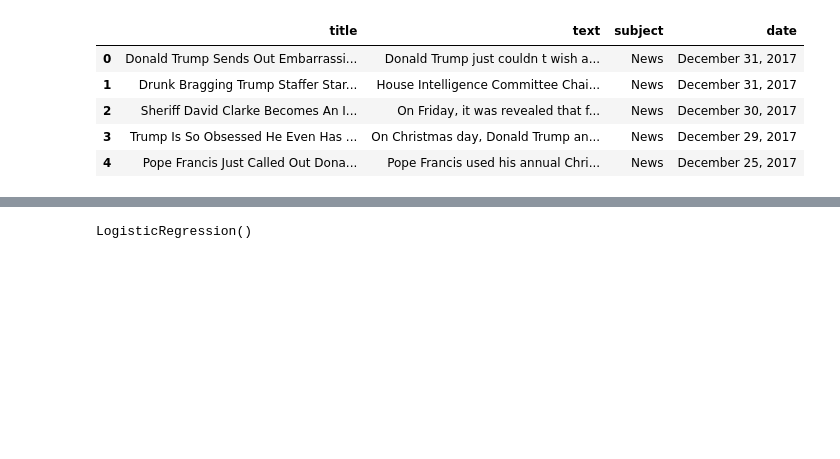
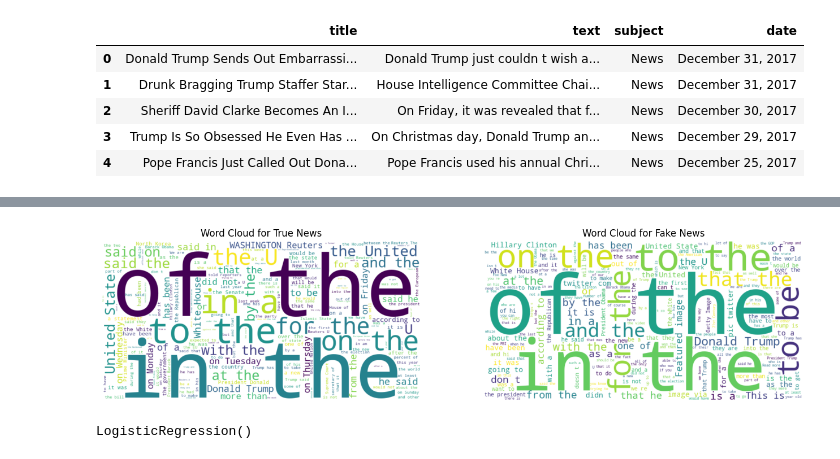
Before and after one commit to azuhayer/Fake-News-Classifier, a Jupyter notebook: main.ipynb, the cells around one changed output, grey strips where cells are left out. Drawn from its saved outputs; the diff is of its cells as text; code cells hidden in the pictures; blank space fills up the shorter version.

```diff
--- a/main.ipynb
+++ b/main.ipynb
@@ -113,3 +128,26 @@ merged_df.head(10)
+# %%
+# Generate WordClouds for True and Fake news
+true_text = " ".join(df_true['text'].astype(str))
+fake_text = " ".join(df_fake['text'].astype(str))
+
+true_wc = WordCloud(width=800, height=400, background_color='white', stopwords='english').generate(true_text)
+fake_wc = WordCloud(width=800, height=400, background_color='white', stopwords='english').generate(fake_text)
+
+# Plot WordClouds
+plt.figure(figsize=(16, 8))
+plt.subplot(1, 2, 1)
+plt.imshow(true_wc, interpolation='bilinear')
+plt.axis('off')
+plt.title('Word Cloud for True News')
+
+plt.subplot(1, 2, 2)
+plt.imshow(fake_wc, interpolation='bilinear')
+plt.axis('off')
+plt.title('Word Cloud for Fake News')
+
+plt.show()
+# %% [output]
+[figure, added]
 # %%
 # Use the 'text' column for modeling
 X = merged_df['text']
```
Also changed, not shown: parts of 8 cells of this notebook.
